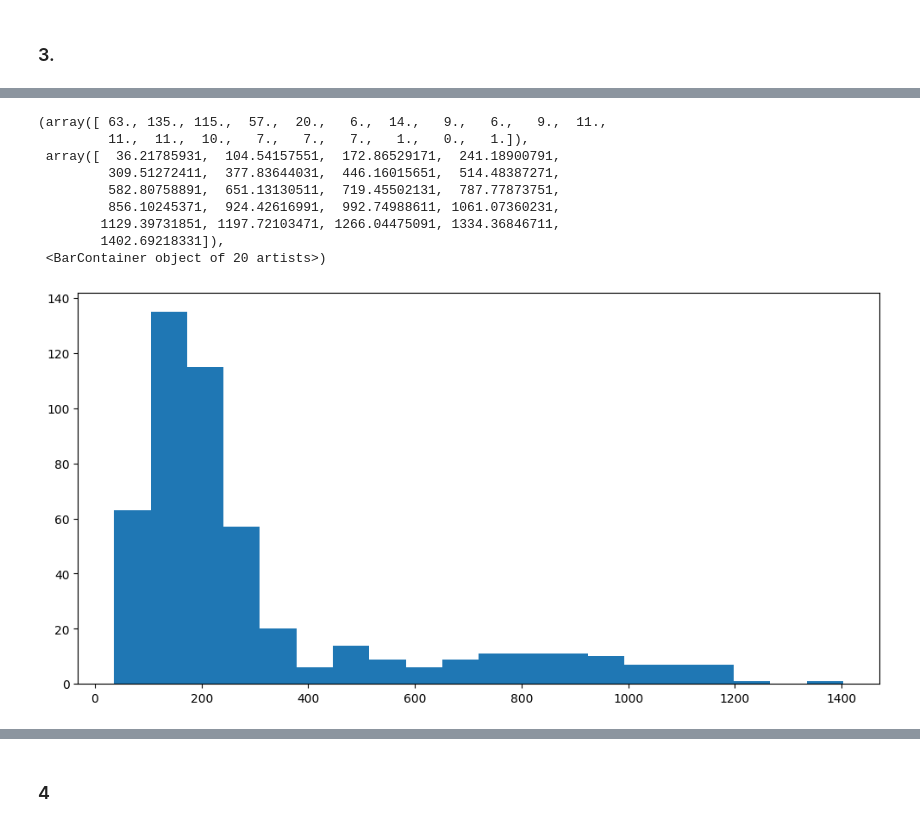
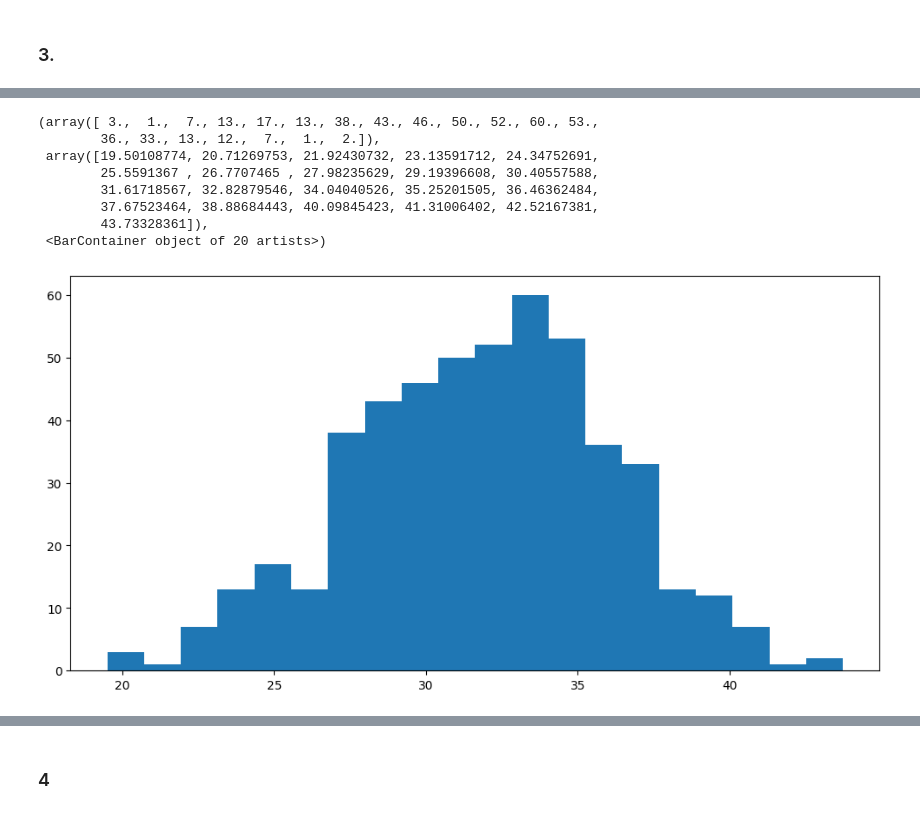
Before and after one commit to dmoram/Laboratorios_Simulacion, a Jupyter notebook: Proyecto/ProyectoUnidad1.ipynb, the cells around one changed output, grey strips where cells are left out. Saved outputs shown, nothing was run; the diff lists cells and outputs as text; code cells hidden in the pictures.

```diff
--- a/Proyecto/ProyectoUnidad1.ipynb
+++ b/Proyecto/ProyectoUnidad1.ipynb
@@ -705,19 +621,18 @@ ax.hist(mean_groups, bins=20)
 # %%
 #Estadísticos empírico: desviación estandar
-stdev_groups = [stats.stdev(group['Nuevo Confirmado']) for group in arr_groups]
+stdev_groups = [stats.stdev(group['Weight']) for group in arr_groups]
 #print(stdev_groups)
 fig, ax = plt.subplots(figsize=(12,6))
 ax.hist(stdev_groups, bins=20)
 # %% [output]
-(array([ 63., 135., 115.,  57.,  20.,   6.,  14.,   9.,   6.,   9.,  11.,
-         11.,  11.,  10.,   7.,   7.,   7.,   1.,   0.,   1.]),
- array([  36.21785931,  104.54157551,  172.86529171,  241.18900791,
-         309.51272411,  377.83644031,  446.16015651,  514.48387271,
-         582.80758891,  651.13130511,  719.45502131,  787.77873751,
-         856.10245371,  924.42616991,  992.74988611, 1061.07360231,
-        1129.39731851, 1197.72103471, 1266.04475091, 1334.36846711,
-        1402.69218331]),
+(array([ 3.,  1.,  7., 13., 17., 13., 38., 43., 46., 50., 52., 60., 53.,
+        36., 33., 13., 12.,  7.,  1.,  2.]),
+ array([19.50108774, 20.71269753, 21.92430732, 23.13591712, 24.34752691,
+        25.5591367 , 26.7707465 , 27.98235629, 29.19396608, 30.40557588,
+        31.61718567, 32.82879546, 34.04040526, 35.25201505, 36.46362484,
+        37.67523464, 38.88684443, 40.09845423, 41.31006402, 42.52167381,
+        43.73328361]),
  <BarContainer object of 20 artists>)
-[figure, old version]
+[figure, new version]
 # %%
 #Estadísticos empírico:
```
Also changed, not shown: parts of 22 cells of this notebook, 1 other file.
